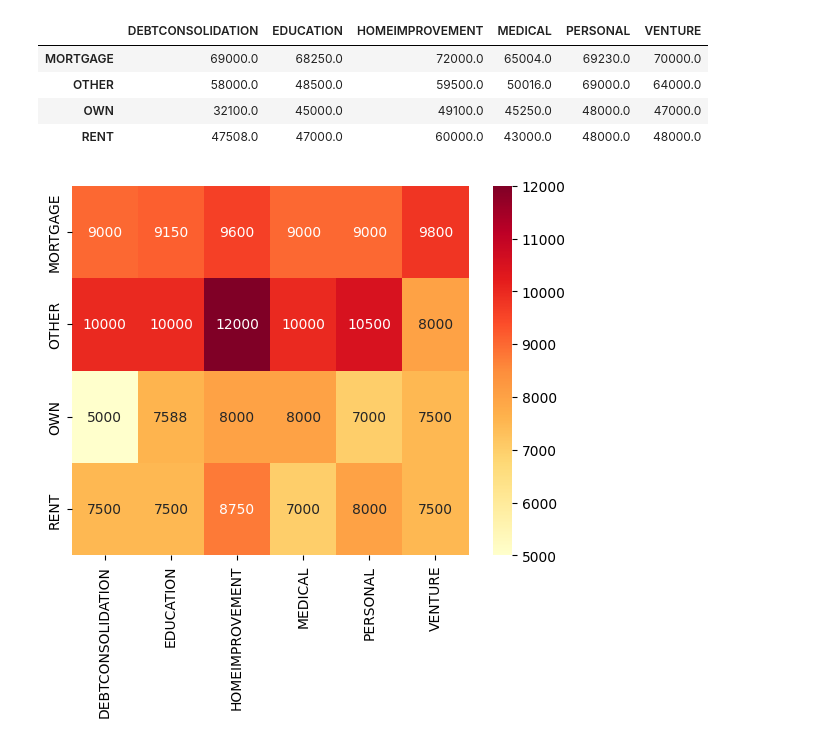
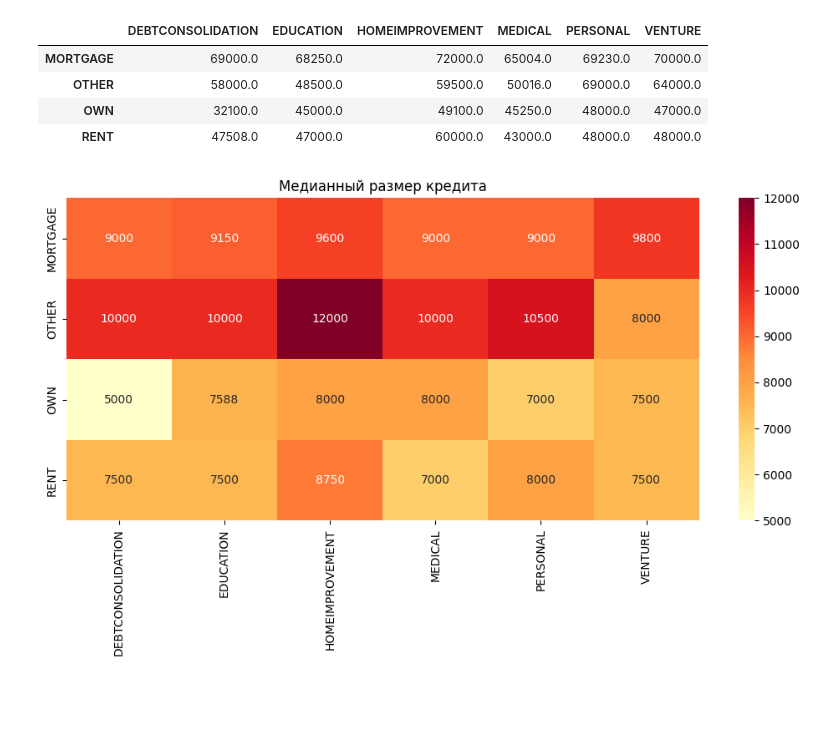
Before and after one commit to noname123920/analiz_dannih, a Jupyter notebook: Untitled6.ipynb, the cells around one changed output. Cells and saved outputs as stored; diff of their text form; code cells hidden in the pictures; blank space fills up the shorter version.

```diff
--- a/Untitled6.ipynb
+++ b/Untitled6.ipynb
@@ -49,8 +49,11 @@ table2
 | OWN | 32100.0 | 45000.0 | 49100.0 | 45250.0 | 48000.0 | 47000.0 |
 | RENT | 47508.0 | 47000.0 | 60000.0 | 43000.0 | 48000.0 | 48000.0 |
 # %%
+plt.figure(figsize=(10, 6))
 sns.heatmap(table1, annot=True, fmt='.0f', cmap='YlOrRd')
+plt.title('Медианный размер кредита')
+plt.tight_layout()
 plt.show()
 # %% [output]
-[figure, old version]
+[figure, new version]
 # %%
```
Also changed, not shown: parts of 16 cells of this notebook.
